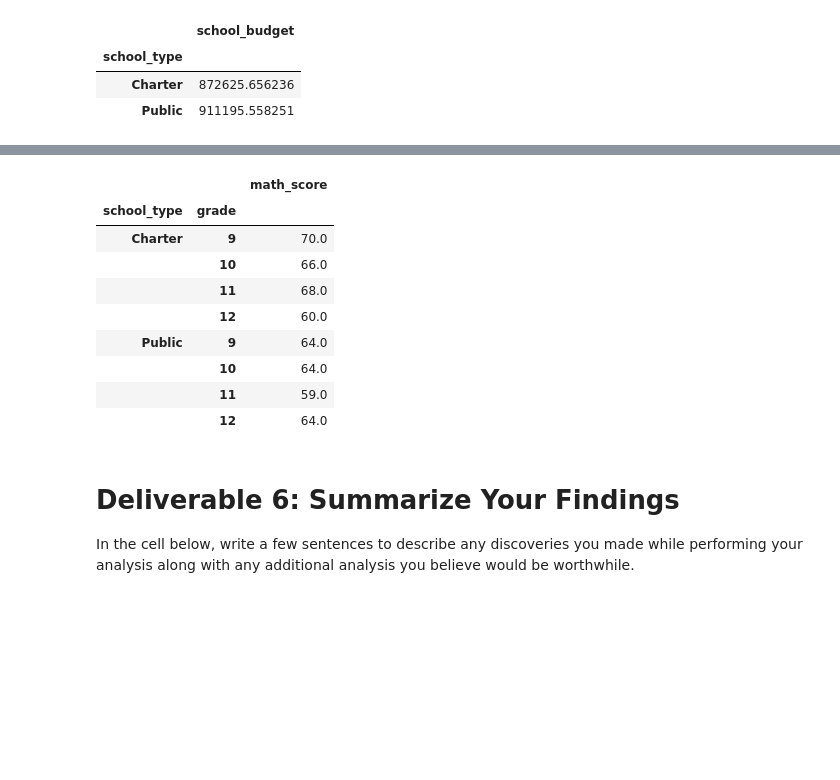
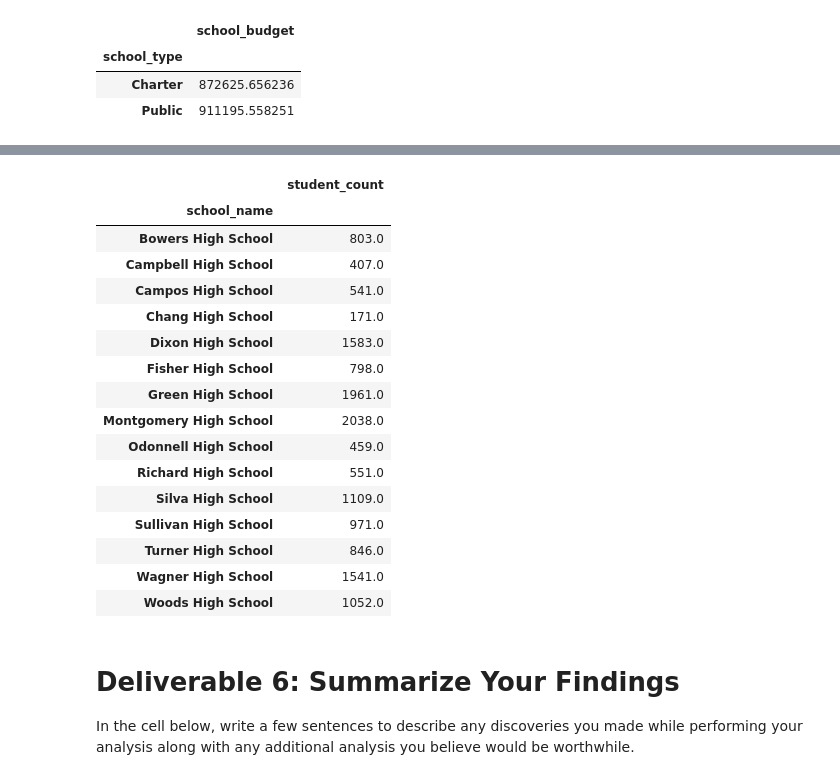
Before and after one commit to BSC1014/04_UNC_Challange, a Jupyter notebook: Unsolved/challange_solved.ipynb, the cells around one changed output, grey strips where cells are left out. Saved outputs shown, nothing was run; the diff lists cells and outputs as text; code cells hidden in the pictures; blank space fills up the shorter version.

```diff
--- a/Unsolved/challange_solved.ipynb
+++ b/Unsolved/challange_solved.ipynb
@@ -338,15 +322,29 @@ Make comparisons within your data by completing the following steps:
 # %%
+student_df['student_count'] = 1.0
+
+student_df['student_count'].astype(float)
+
+school_student_count = student_df.groupby('school_name').sum()
+
+school_student_count[['student_count']]
 # %% [output]
-|  |  | math_score |
-| school_type | grade |  |
-| Charter | 9 | 70.0 |
-|  | 10 | 66.0 |
-|  | 11 | 68.0 |
-|  | 12 | 60.0 |
-| Public | 9 | 64.0 |
-|  | 10 | 64.0 |
-|  | 11 | 59.0 |
-|  | 12 | 64.0 |
+|  | student_count |
+| school_name |  |
+| Bowers High School | 803.0 |
+| Campbell High School | 407.0 |
+| Campos High School | 541.0 |
+| Chang High School | 171.0 |
+| Dixon High School | 1583.0 |
+| Fisher High School | 798.0 |
+| Green High School | 1961.0 |
+| Montgomery High School | 2038.0 |
+| Odonnell High School | 459.0 |
+| Richard High School | 551.0 |
+| Silva High School | 1109.0 |
+| Sullivan High School | 971.0 |
+| Turner High School | 846.0 |
+| Wagner High School | 1541.0 |
+| Woods High School | 1052.0 |
 # %% [markdown]
 # Deliverable 6: Summarize Your Findings
 In the cell below, write a few sentences to describe any discoveries you made while performing your analysis along with any additional analysis you believe would be worthwhile.
```
Also changed, not shown: parts of 2 cells of this notebook.
